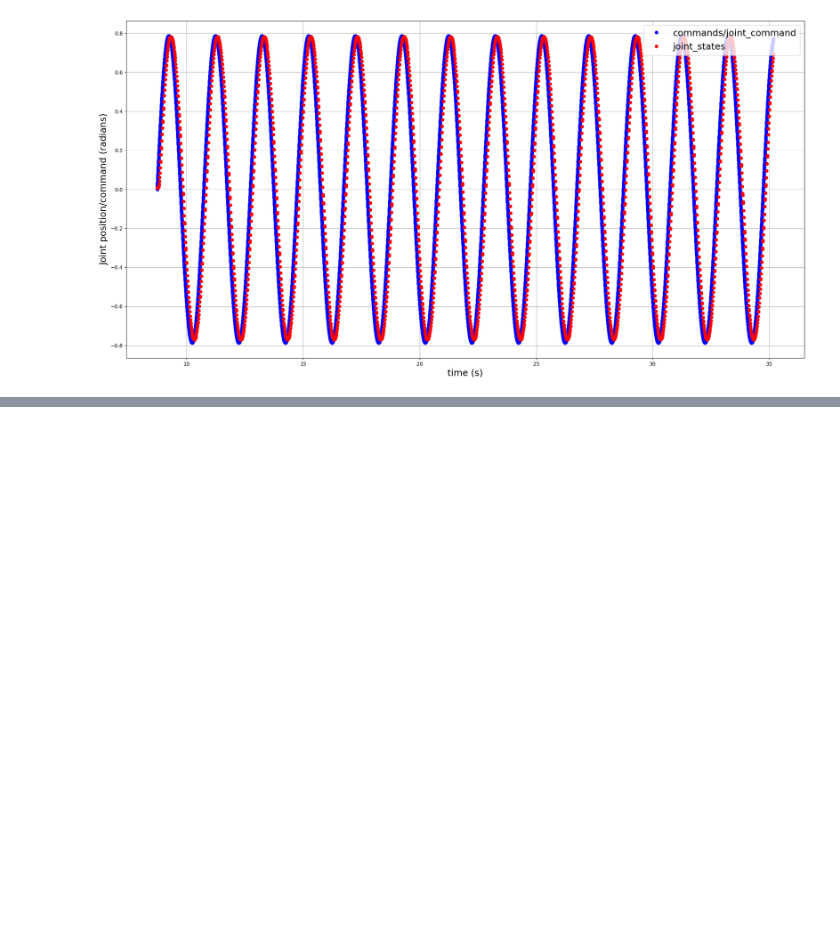
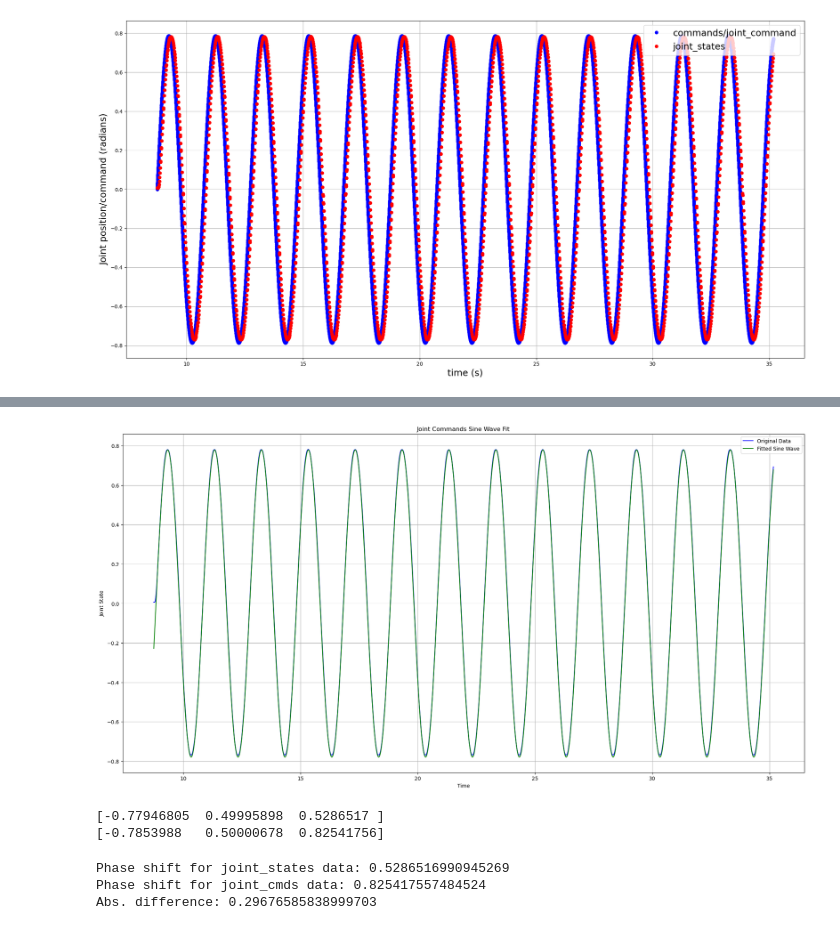
Before and after one commit to BCLab-UNM/MARIAM, a Jupyter notebook: analysis/arm_controller_delay/servo_motor_delay.ipynb, the cells around one changed output, grey strips where cells are left out. Drawn from its saved outputs; the diff is of its cells as text; code cells hidden in the pictures; blank space fills up the shorter version.

```diff
--- a/analysis/arm_controller_delay/servo_motor_delay.ipynb
+++ b/analysis/arm_controller_delay/servo_motor_delay.ipynb
@@ -167,0 +182,28 @@ time_differences.mean()
+# %%
+plt.figure(figsize=(24, 12))
+plt.plot(joint_states['time'], joint_states['wrist_angle'], label='Original Data', color='blue')
+plt.plot(joint_states['time'], sine_wave(
+    joint_states['time'], *states_popt), label='Fitted Sine Wave', color='green')
+plt.xlabel('Time')
+plt.ylabel('Joint State')
+plt.title('Joint Commands Sine Wave Fit')
+plt.legend()
+plt.grid(True)
+plt.show()
+# %% [output]
+[figure, added]
+# %%
+print(states_popt)
+print(cmds_popt)
+# %% [output]
+[-0.77946805  0.49995898  0.5286517 ]
+[-0.7853988   0.50000678  0.82541756]
+# %%
+# printing out phase shift values
+print(f'Phase shift for joint_states data: {states_popt[-1]}')
+print(f'Phase shift for joint_cmds data: {cmds_popt[-1]}')
+print(f'Abs. difference: {abs(states_popt[-1] - cmds_popt[-1])}')
+# %% [output]
+Phase shift for joint_states data: 0.5286516990945269
+Phase shift for joint_cmds data: 0.825417557484524
+Abs. difference: 0.29676585838999703
```
Also changed, not shown: parts of 5 cells of this notebook.
